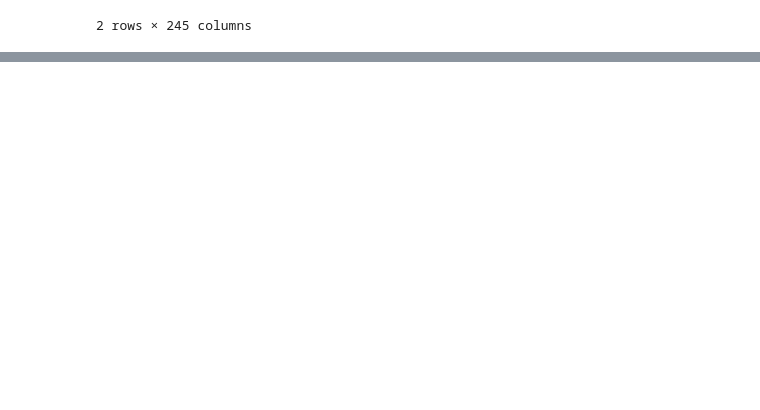
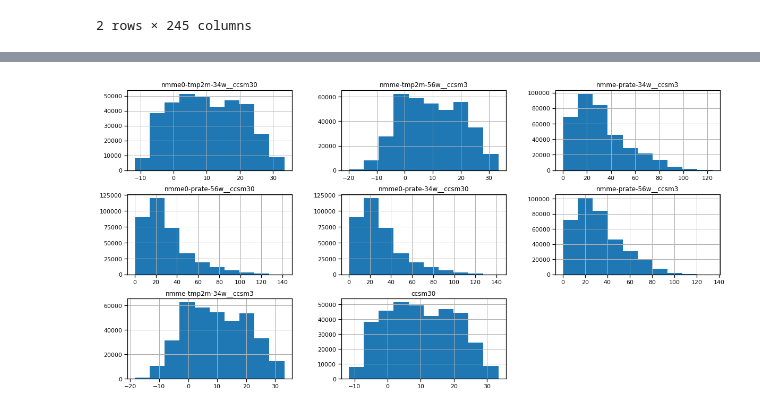
Before and after one commit to FridahKimathi/Sub-Seasonal-Temperature-Forecasting-in-the-United-States, a Jupyter notebook: data_cleaning.ipynb, the cells around one changed output, grey strips where cells are left out. Saved outputs shown, nothing was run; the diff lists cells and outputs as text; code cells hidden in the pictures; blank space fills up the shorter version.

```diff
--- a/data_cleaning.ipynb
+++ b/data_cleaning.ipynb
@@ -50,0 +165,6 @@ train_df.head(2)
+# %%
+def is_missing(data):
+    """
+    A function that return columns with missing values
+    """
+    return {column:data[column].isnull().sum() for column in data.columns if data[column].isnull().sum()}
@@ -50,0 +182,4 @@ train_df.head(2)
+# %%
+train_df[is_missing(train_df).keys()].hist(figsize=(20,10));
+# %% [output]
+[figure, added]
```
Also changed, not shown: parts of 44 cells of this notebook.
